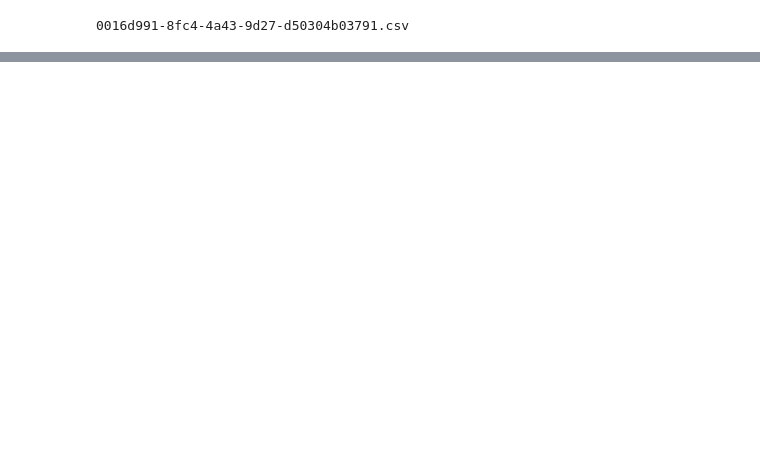
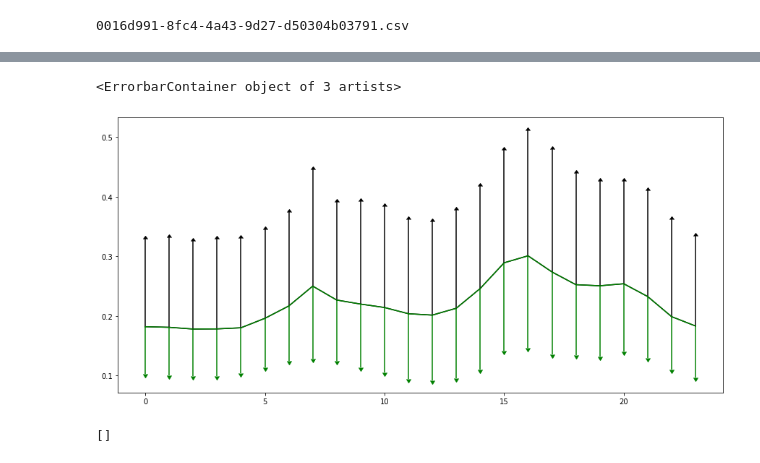
Before and after one commit to ChrCoello/EMD_2_Load, a Jupyter notebook: EMD_hyperparameters.ipynb, the cells around one changed output, grey strips where cells are left out. Drawn from its saved outputs; the diff is of its cells as text; code cells hidden in the pictures; blank space fills up the shorter version.

```diff
--- a/EMD_hyperparameters.ipynb
+++ b/EMD_hyperparameters.ipynb
@@ -67,0 +116,21 @@ by_time = data.groupby([weekend, data.index.time]).mean()
+# %%
+fig, ax = plt.subplots(figsize=(15,7))
+vec=[]
+ss = []
+vec2=[]
+ss2 = []
+for d in pd1.groupby(pd1.index.time).groups:
+    #fig,ax = plt.subplots(figsize=(6,6))
+    vec.append(pd1.loc[pd1.index.time==d,'kWh/h_norm'].mean())
+    ss.append(pd1.loc[pd1.index.time==d,'kWh/h_norm'].std())
+    vec2.append(pd1.loc[pd1.index.time==d,'detrend_norm'].mean())
+    ss2.append(pd1.loc[pd1.index.time==d,'detrend_norm'].std())
+plt.errorbar(range(0,24,1),vec,yerr=ss,color='k',lolims=True)
+plt.errorbar(range(0,24,1),vec,yerr=ss2,color='g',uplims=True)
+# %% [output]
+<ErrorbarContainer object of 3 artists>
+[figure, added]
+# %%
+hours()
+# %% [output]
+[]
```
Also changed, not shown: parts of 9 cells of this notebook, 1 other file.
